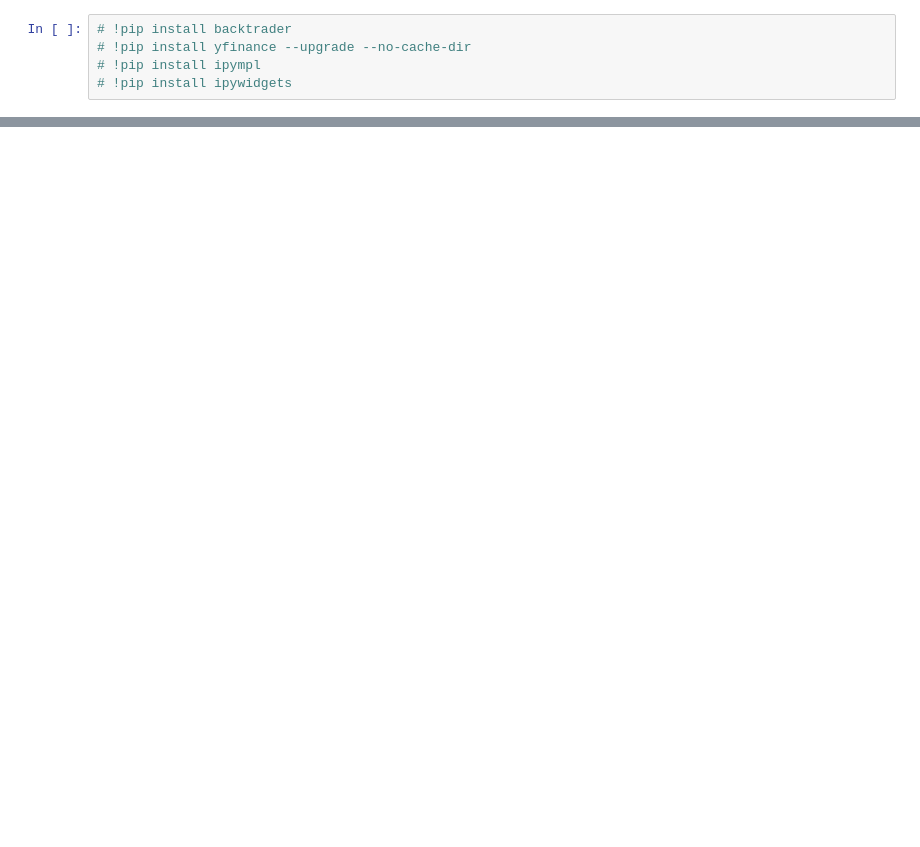
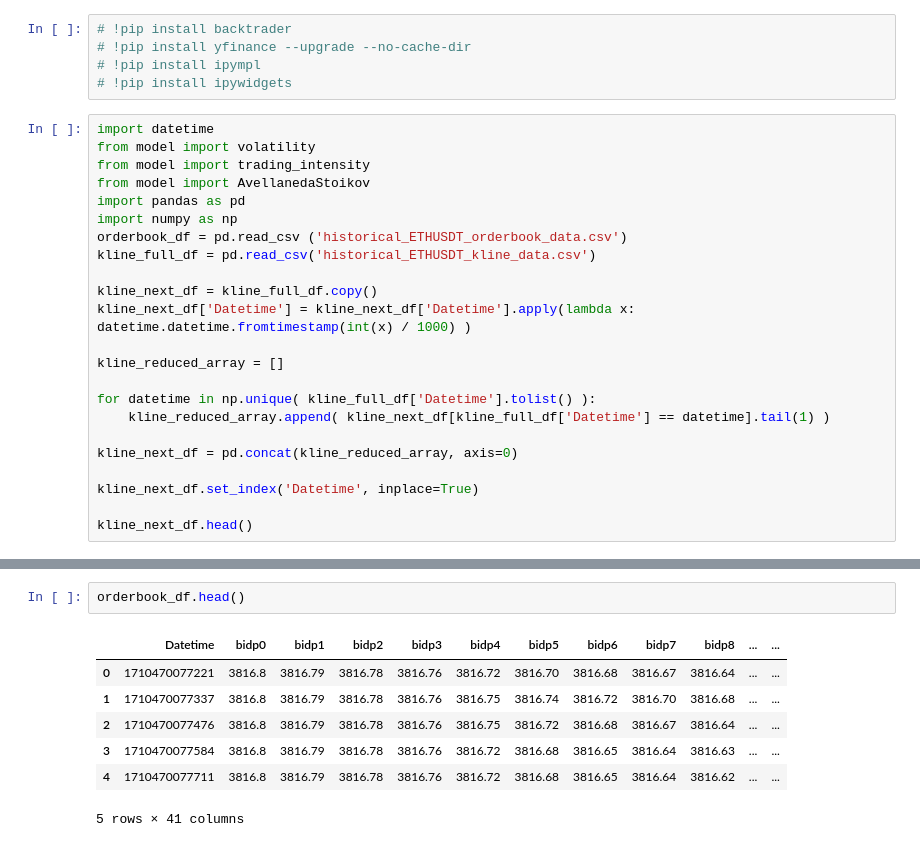
Before and after one commit to Luxury-Duckling-Services/avellaneda-stoikov, a Jupyter notebook: backtrader.ipynb, the cells around one changed output, grey strips where cells are left out. Cells and saved outputs as stored; diff of their text form; blank space fills up the shorter version.

```diff
--- a/backtrader.ipynb
+++ b/backtrader.ipynb
@@ -3,3 +3,26 @@
 # !pip install yfinance --upgrade --no-cache-dir
 # !pip install ipympl
 # !pip install ipywidgets
+# %%
+import datetime
+from model import volatility
+from model import trading_intensity
+from model import AvellanedaStoikov
+import pandas as pd
+import numpy as np
+orderbook_df = pd.read_csv ('historical_ETHUSDT_orderbook_data.csv')
+kline_full_df = pd.read_csv('historical_ETHUSDT_kline_data.csv')
+
+kline_next_df = kline_full_df.copy()
+kline_next_df['Datetime'] = kline_next_df['Datetime'].apply(lambda x: datetime.datetime.fromtimestamp(int(x) / 1000) )
+
+kline_reduced_array = []
+
+for datetime in np.unique( kline_full_df['Datetime'].tolist() ):
+    kline_reduced_array.append( kline_next_df[kline_full_df['Datetime'] == datetime].tail(1) )
+
+kline_next_df = pd.concat(kline_reduced_array, axis=0)
+
+kline_next_df.set_index('Datetime', inplace=True)
+
+kline_next_df.head()
@@ -5,0 +46,10 @@
+# %%
+orderbook_df.head()
+# %% [output]
+|  | Datetime | bidp0 | bidp1 | bidp2 | bidp3 | bidp4 | bidp5 | bidp6 | bidp7 | bidp8 | ... | ... |
+| 0 | 1710470077221 | 3816.8 | 3816.79 | 3816.78 | 3816.76 | 3816.72 | 3816.70 | 3816.68 | 3816.67 | 3816.64 | ... | ... |
+| 1 | 1710470077337 | 3816.8 | 3816.79 | 3816.78 | 3816.76 | 3816.75 | 3816.74 | 3816.72 | 3816.70 | 3816.68 | ... | ... |
+| 2 | 1710470077476 | 3816.8 | 3816.79 | 3816.78 | 3816.76 | 3816.75 | 3816.72 | 3816.68 | 3816.67 | 3816.64 | ... | ... |
+| 3 | 1710470077584 | 3816.8 | 3816.79 | 3816.78 | 3816.76 | 3816.72 | 3816.68 | 3816.65 | 3816.64 | 3816.63 | ... | ... |
+| 4 | 1710470077711 | 3816.8 | 3816.79 | 3816.78 | 3816.76 | 3816.72 | 3816.68 | 3816.65 | 3816.64 | 3816.62 | ... | ... |
+5 rows × 41 columns
```
Also changed, not shown: parts of 9 cells of this notebook, 2 other files.
